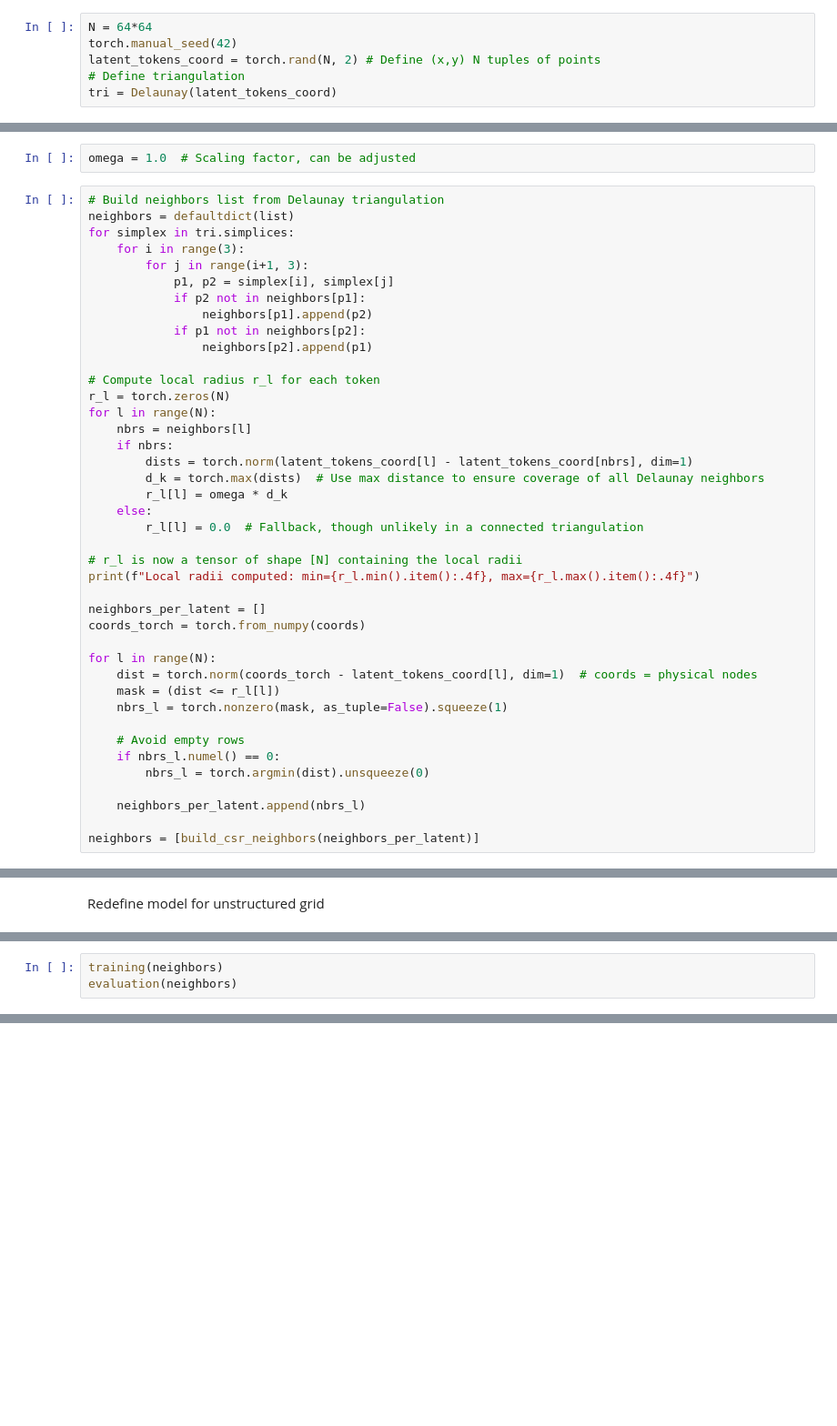
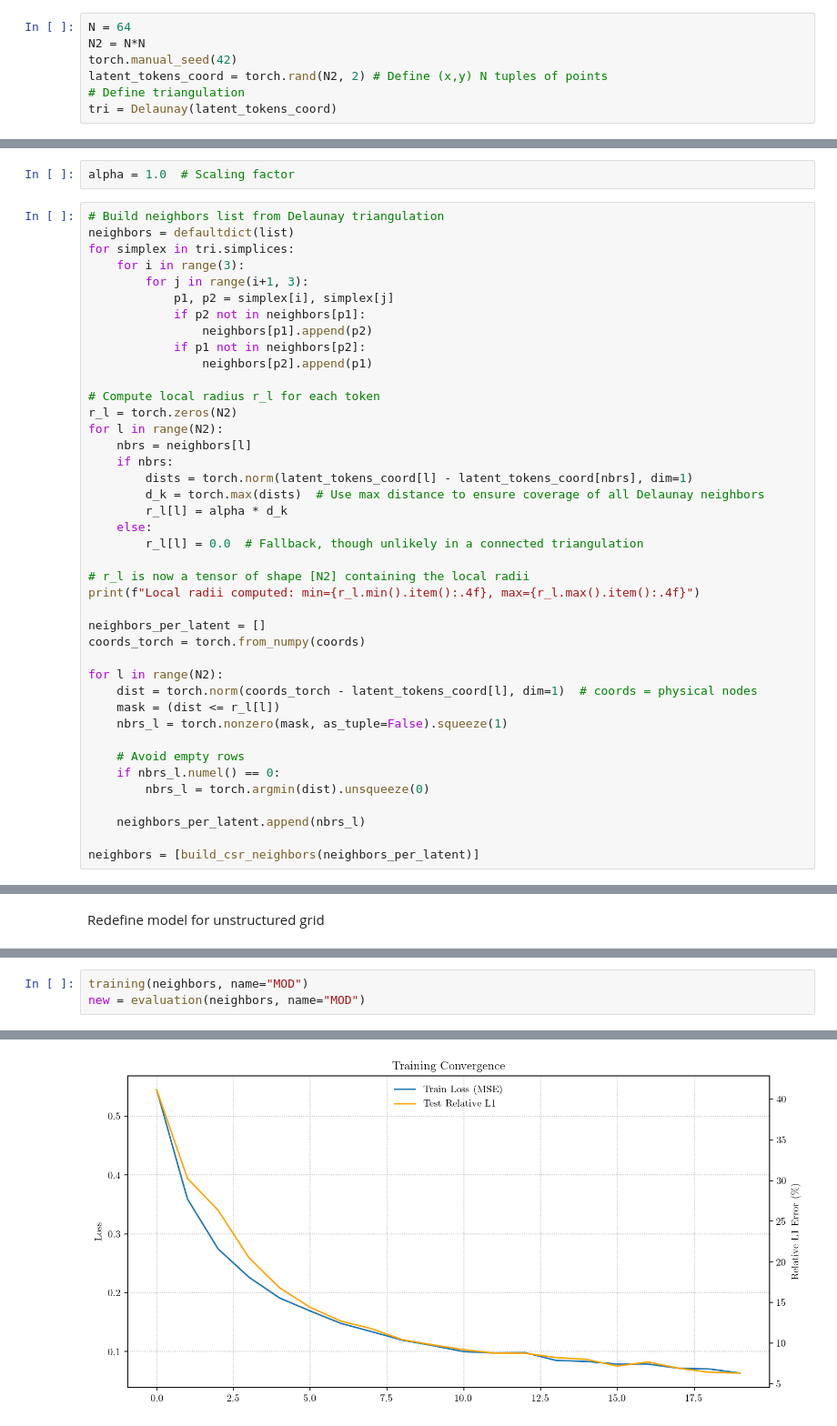
Before and after one commit to tia987/AISE, a Jupyter notebook: task_3/task_3.ipynb, the cells around one changed output, grey strips where cells are left out. Shown at 91% size. Saved outputs shown, nothing was run; the diff lists cells and outputs as text; blank space fills up the shorter version.

```diff
--- a/task_3/task_3.ipynb
+++ b/task_3/task_3.ipynb
@@ -294,9 +368,10 @@ KeyboardInterrupt:
 # %% [markdown]
 ## Task 3.2
 # %%
-N = 64*64
+N = 64
+N2 = N*N
 torch.manual_seed(42)
-latent_tokens_coord = torch.rand(N, 2) # Define (x,y) N tuples of points
+latent_tokens_coord = torch.rand(N2, 2) # Define (x,y) N tuples of points
 # Define triangulation
 tri = Delaunay(latent_tokens_coord)
 # %%
@@ -318,7 +393,7 @@ def build_csr_neighbors(neighbors_per_query):
         "neighbors_row_splits": neighbors_row_splits
     }
 # %%
-omega = 1.0  # Scaling factor, can be adjusted
+alpha = 1.0  # Scaling factor
 # %%
 # Build neighbors list from Delaunay triangulation
 neighbors = defaultdict(list)
@@ -332,23 +407,23 @@ for simplex in tri.simplices:
                 neighbors[p2].append(p1)
 
 # Compute local radius r_l for each token
-r_l = torch.zeros(N)
-for l in range(N):
+r_l = torch.zeros(N2)
+for l in range(N2):
     nbrs = neighbors[l]
     if nbrs:
         dists = torch.norm(latent_tokens_coord[l] - latent_tokens_coord[nbrs], dim=1)
         d_k = torch.max(dists)  # Use max distance to ensure coverage of all Delaunay neighbors
-        r_l[l] = omega * d_k
+        r_l[l] = alpha * d_k
     else:
         r_l[l] = 0.0  # Fallback, though unlikely in a connected triangulation
 
-# r_l is now a tensor of shape [N] containing the local radii
+# r_l is now a tensor of shape [N2] containing the local radii
 print(f"Local radii computed: min={r_l.min().item():.4f}, max={r_l.max().item():.4f}")
 
 neighbors_per_latent = []
 coords_torch = torch.from_numpy(coords)
 
-for l in range(N):
+for l in range(N2):
     dist = torch.norm(coords_torch - latent_tokens_coord[l], dim=1)  # coords = physical nodes
     mask = (dist <= r_l[l])
     nbrs_l = torch.nonzero(mask, as_tuple=False).squeeze(1)
@@ -382,6 +461,6 @@ model = GAOT(
 Using torch_cluster for efficient neighbor search
 Using torch_cluster for efficient neighbor search
 # %%
-training(neighbors)
-evaluation(neighbors)
+training(neighbors, name="MOD")
+new = evaluation(neighbors, name="MOD")
 # %% [output]
@@ -388,0 +484 @@ KeyboardInterrupt:
+[figure, added]
```
Also changed, not shown: parts of 10 cells of this notebook, 2 other files.
